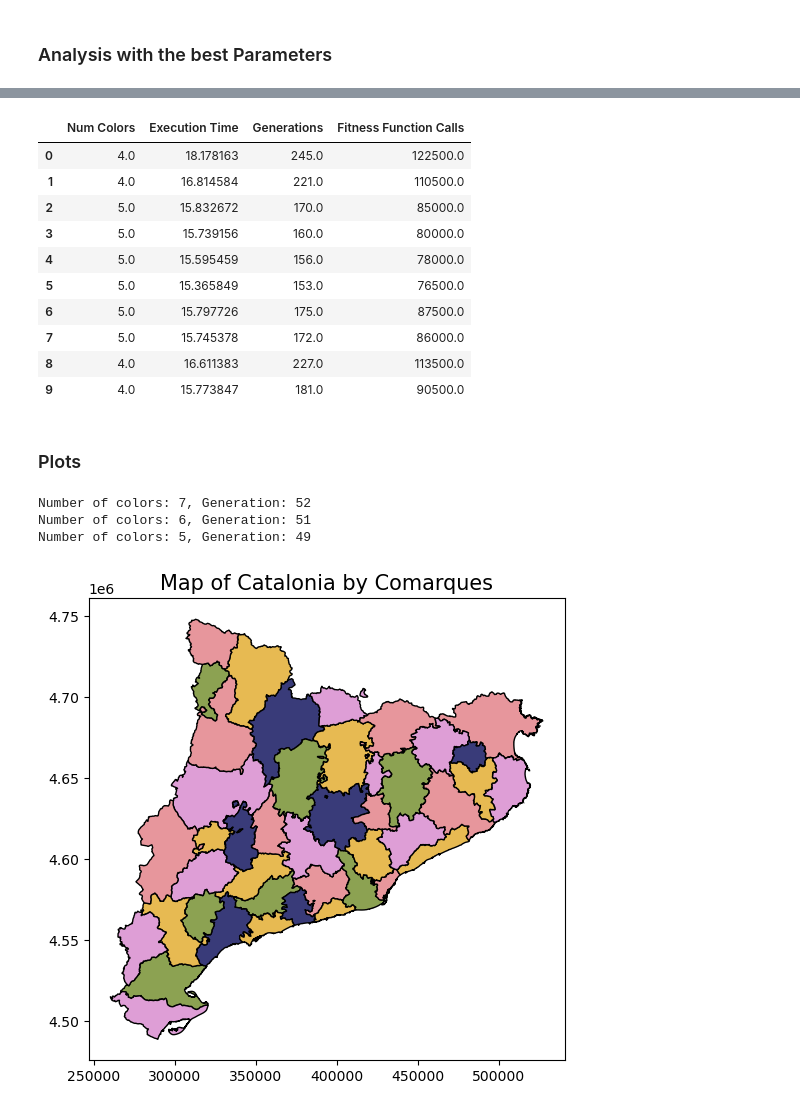
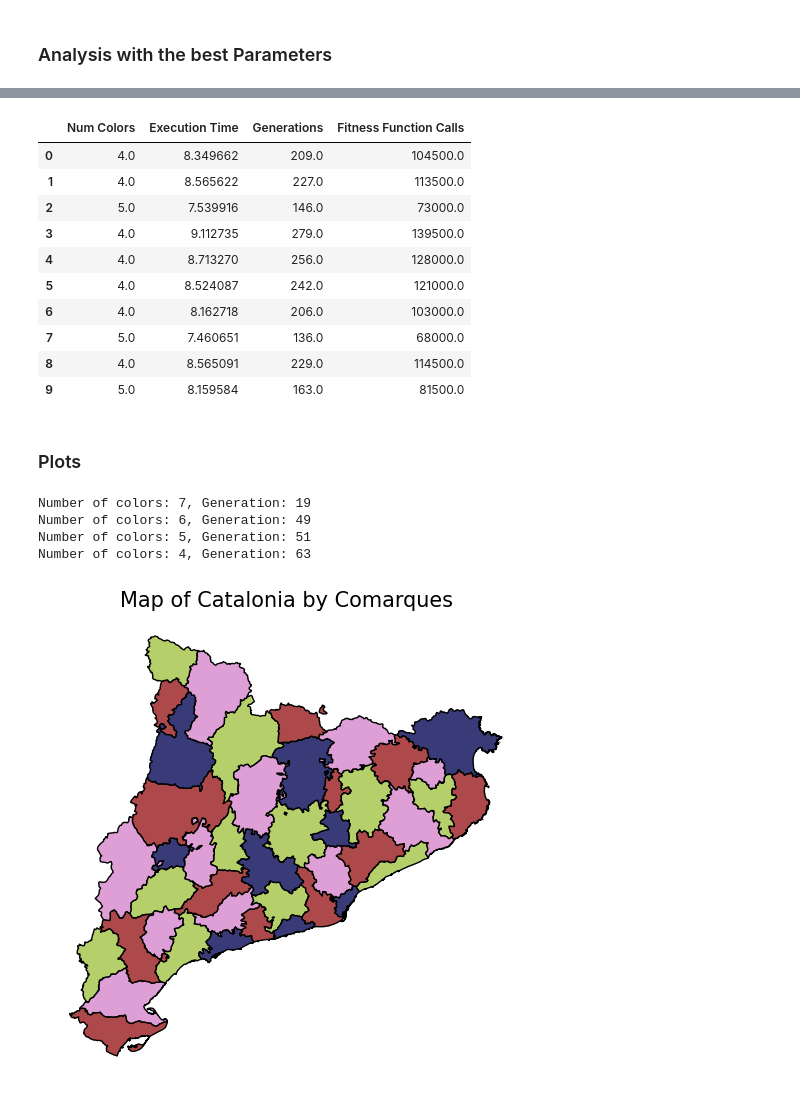
Before and after one commit to XavierQuerol/Graph-Coloring-Catalunya, a Jupyter notebook: paint_catalunya.ipynb, the cells around one changed output, grey strips where cells are left out. Saved outputs shown, nothing was run; the diff lists cells and outputs as text; code cells hidden in the pictures.

```diff
--- a/paint_catalunya.ipynb
+++ b/paint_catalunya.ipynb
@@ -17,11 +20,11 @@ def number_to_discrete_color(index, total_colors):
     rgba = cmap(index / total_colors)
     return mcolors.to_hex(rgba)
 # %%
-# Load the shapefile (this path assumes you have the shapefile locally)
+# Load the shapefile
 gdf = gpd.read_file('./COMARQUES/divisions-administratives-v2r1-comarques-250000-20240701.shp')
 gdf['NOM'] = gdf['NOMCOMAR']
-"""gdf = gpd.read_file('./MUNICIPIS/divisions-administratives-v2r1-municipis-250000-20240701.shp')
-gdf['NOM'] = gdf['NOMMUNI']"""
+# gdf = gpd.read_file('./MUNICIPIS/divisions-administratives-v2r1-municipis-250000-20240701.shp')
+# gdf['NOM'] = gdf['NOMMUNI']
 
 matrix = create_adjacent_matrix(gdf)
 # %% [markdown]
@@ -47,7 +50,6 @@ for population_size in population_sizes:
                                                         max_generations=max_gen,
                                                         crossover_type=crossover_type,
                                                         crossover_prob=0.5)
-                    report_data = report_data.iloc[-1]
 
                     num_colors_list.append(report_data['Number colors'])
 
@@ -97,8 +99,8 @@ Name: 116, dtype: object
 # Best parameters
 best_population_size = 500
 best_mutation_prob = 0.05
-best_max_generations = 800
-best_crossover_type = 'uniform'
+best_max_generations = 500
+best_crossover_type = 'two-point'
 
 results_df2 = pd.DataFrame(columns=["Num Colors", "Execution Time", "Generations", "Fitness Function Calls"])
 
@@ -145,21 +147,21 @@ Number of colors: 4, Generation: 64
 results_df2
 # %% [output]
 |  | Num Colors | Execution Time | Generations | Fitness Function Calls |
-| 0 | 4.0 | 18.178163 | 245.0 | 122500.0 |
-| 1 | 4.0 | 16.814584 | 221.0 | 110500.0 |
-| 2 | 5.0 | 15.832672 | 170.0 | 85000.0 |
-| 3 | 5.0 | 15.739156 | 160.0 | 80000.0 |
-| 4 | 5.0 | 15.595459 | 156.0 | 78000.0 |
-| 5 | 5.0 | 15.365849 | 153.0 | 76500.0 |
-| 6 | 5.0 | 15.797726 | 175.0 | 87500.0 |
-| 7 | 5.0 | 15.745378 | 172.0 | 86000.0 |
-| 8 | 4.0 | 16.611383 | 227.0 | 113500.0 |
-| 9 | 4.0 | 15.773847 | 181.0 | 90500.0 |
+| 0 | 4.0 | 8.349662 | 209.0 | 104500.0 |
+| 1 | 4.0 | 8.565622 | 227.0 | 113500.0 |
+| 2 | 5.0 | 7.539916 | 146.0 | 73000.0 |
+| 3 | 4.0 | 9.112735 | 279.0 | 139500.0 |
+| 4 | 4.0 | 8.713270 | 256.0 | 128000.0 |
+| 5 | 4.0 | 8.524087 | 242.0 | 121000.0 |
+| 6 | 4.0 | 8.162718 | 206.0 | 103000.0 |
+| 7 | 5.0 | 7.460651 | 136.0 | 68000.0 |
+| 8 | 4.0 | 8.565091 | 229.0 | 114500.0 |
+| 9 | 5.0 | 8.159584 | 163.0 | 81500.0 |
 # %% [markdown]
 ### Plots
 # %%
-color_numbers, report_data, report_data2, time = obtain_colours(matrix, population_size = 300, prob_mutation = 0.1, max_generations = 500,
-                        crossover_type = 'uniform', crossover_prob = 0.5)
+color_numbers, report_data, report_data2, time = obtain_colours(matrix, population_size = 500, prob_mutation = 0.05, max_generations = 500,
+                        crossover_type = 'two-point', crossover_prob = 0.5)
 
 # Get the unique numbers from the list and assign each a color
 unique_numbers = list(set(color_numbers))
@@ -171,20 +173,22 @@ number_color_mapping = {num: number_to_discrete_color(i, total_unique_colors) fo
 # Now map each comarca name to its corresponding color based on its number
 comarca_colors = {name: number_color_mapping[num] for name, num in zip(gdf['NOM'], color_numbers)}
 # %% [output]
-Number of colors: 7, Generation: 52
-Number of colors: 6, Generation: 51
-Number of colors: 5, Generation: 49
+Number of colors: 7, Generation: 19
+Number of colors: 6, Generation: 49
+Number of colors: 5, Generation: 51
+Number of colors: 4, Generation: 63
 # %%
 # Create a new column for colors based on the comarca names
 gdf['color'] = gdf['NOM'].map(comarca_colors).fillna('#FFFFFF')
 
 # Plot the map
 fig, ax = plt.subplots(1, 1, figsize=(8, 6))
 gdf.plot(ax=ax, color=gdf['color'], edgecolor='black')
 ax.set_title("Map of Catalonia by Comarques", fontsize=15)
+plt.axis('off')
 plt.show()
 # %% [output]
-[figure, old version]
+[figure, new version]
 # %%
 plt.plot(report_data2['Generation'], report_data2['Mean Penalty'], label='Mean Penalty', marker='o', markersize=4, color='blue')
 
```
Also changed, not shown: parts of 17 cells of this notebook, 2 other files.
